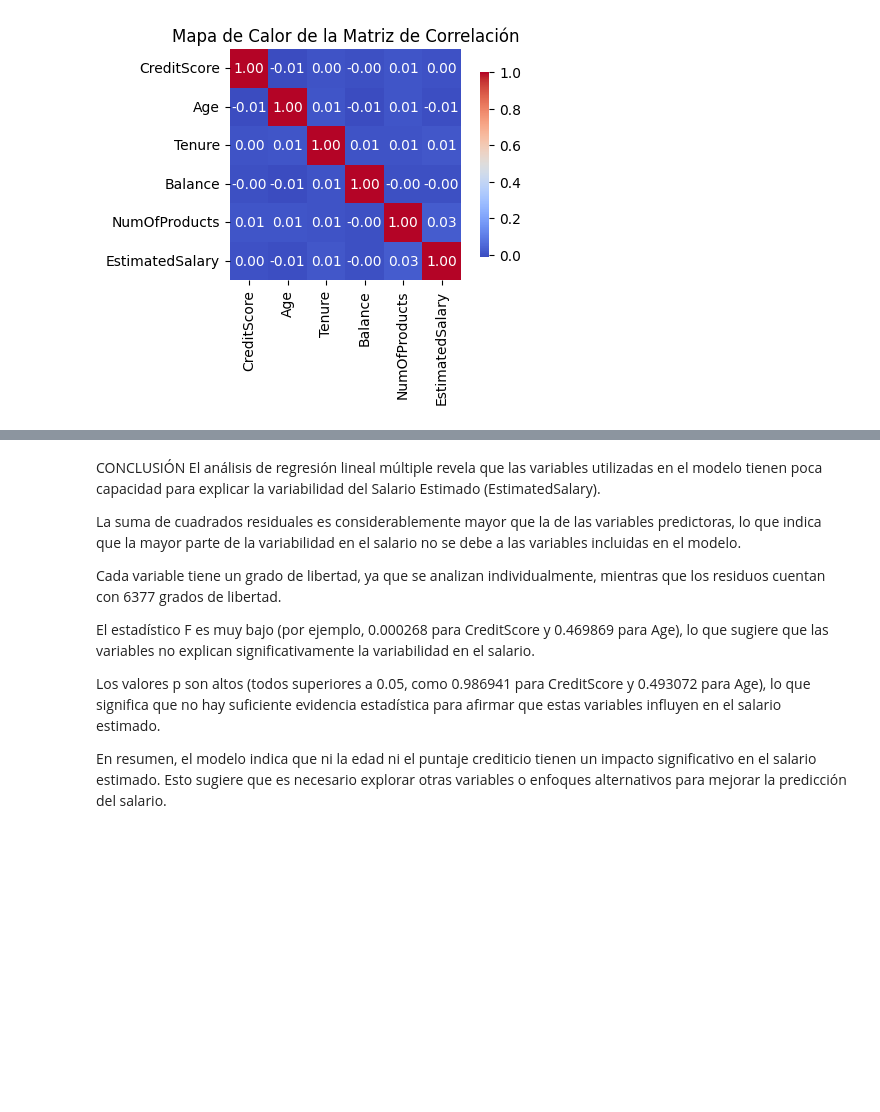
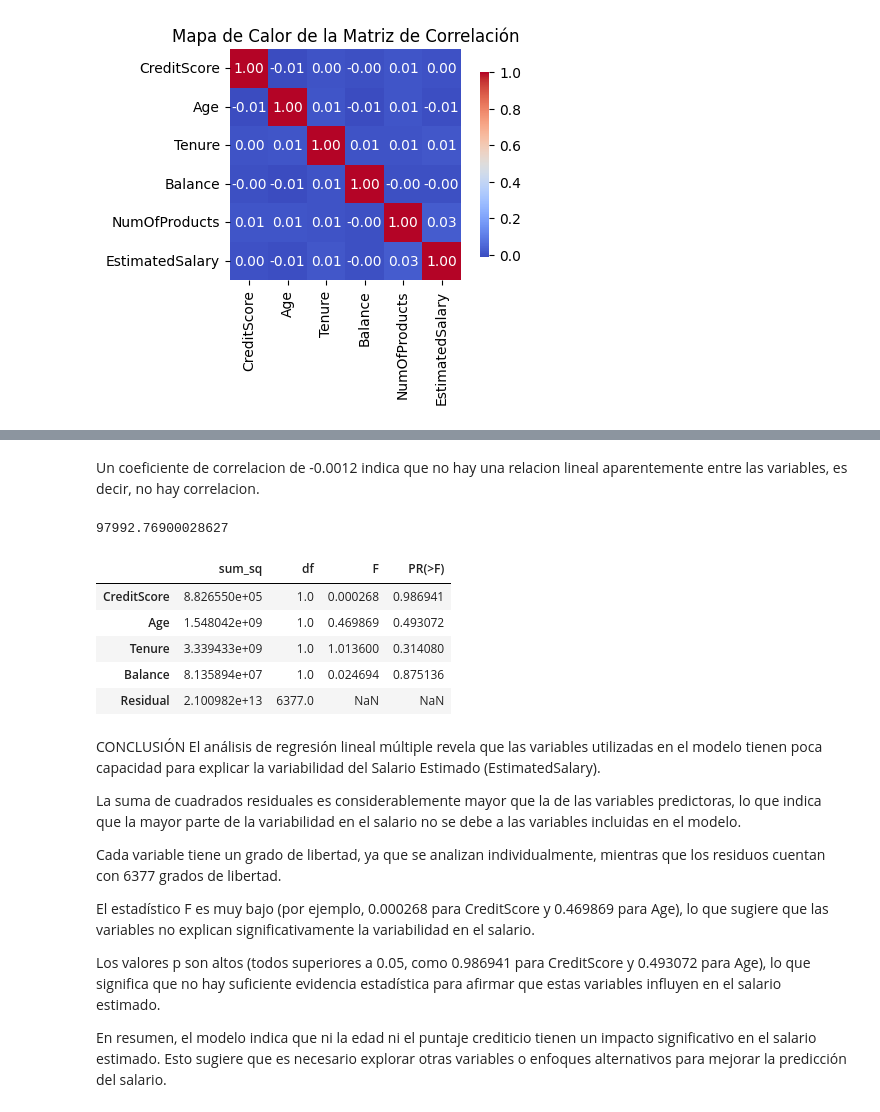
Before and after one commit to yessss28/Estadistica, a Jupyter notebook: Regresión_lineal_múltiple.ipynb, the cells around one changed output, grey strips where cells are left out. Drawn from its saved outputs; the diff is of its cells as text; code cells hidden in the pictures; blank space fills up the shorter version.

```diff
--- a/Regresión_lineal_múltiple.ipynb
+++ b/Regresión_lineal_múltiple.ipynb
@@ -332,3 +361,29 @@ Text(0.5, 1.0, 'Mapa de Calor de la Matriz de Correlación')
+# %% [markdown]
+Un coeficiente de correlacion de -0.0012 indica que no hay una relacion lineal aparentemente entre las variables, es decir, no hay correlacion.
+# %%
+b0, b1, b2, b3, b4 = modelo.params
+
+Fun = lambda x1, x2, x3, x4: b0 + b1 * x1 + b2 * x2 + b3 * x3 + b4 * x4
+
+# El salario estimado se puede calcular usando variables como el puntaje de crédito, edad, antigüedad laboral y saldo financiero , ya que reflejan estabilidad, experiencia y capacidad de pago.
+# Estos datos permiten predecir ingresos mediante modelos estadísticos o de aprendizaje automático.
+
+Fun(432, 60, 2, 120000)
+# %% [output]
+97992.76900028627
+# %%
+from statsmodels.formula.api import ols
+
+moedo_2 = ols(formula = 'EstimatedSalary ~ CreditScore + Age + Tenure + Balance', data = df).fit()
+tabla_anova = sm.stats.anova_lm(moedo_2, typ = 2)
+tabla_anova
+# %% [output]
+|  | sum_sq | df | F | PR(>F) |
+| CreditScore | 8.826550e+05 | 1.0 | 0.000268 | 0.986941 |
+| Age | 1.548042e+09 | 1.0 | 0.469869 | 0.493072 |
+| Tenure | 3.339433e+09 | 1.0 | 1.013600 | 0.314080 |
+| Balance | 8.135894e+07 | 1.0 | 0.024694 | 0.875136 |
+| Residual | 2.100982e+13 | 6377.0 | NaN | NaN |
 # %% [markdown]
 CONCLUSIÓN
 El análisis de regresión lineal múltiple revela que las variables utilizadas en el modelo tienen poca capacidad para explicar la variabilidad del Salario Estimado (EstimatedSalary).
```
Also changed, not shown: parts of 1 cell of this notebook.
